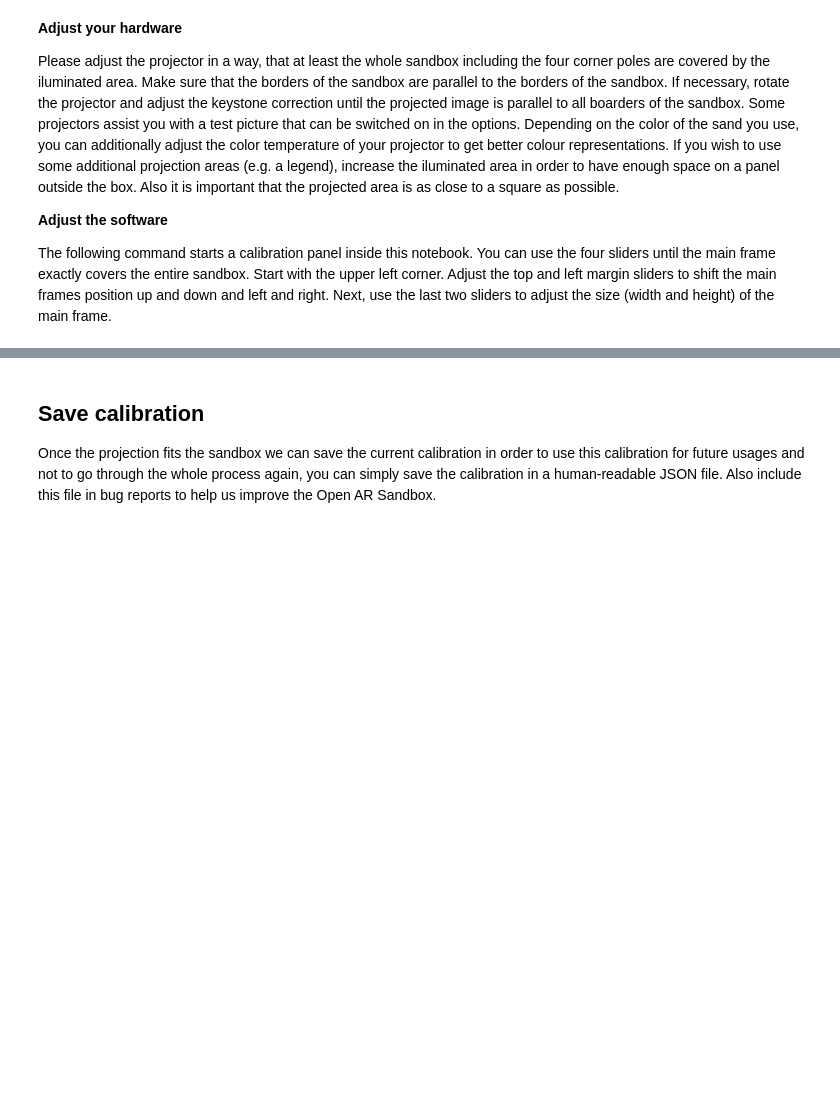
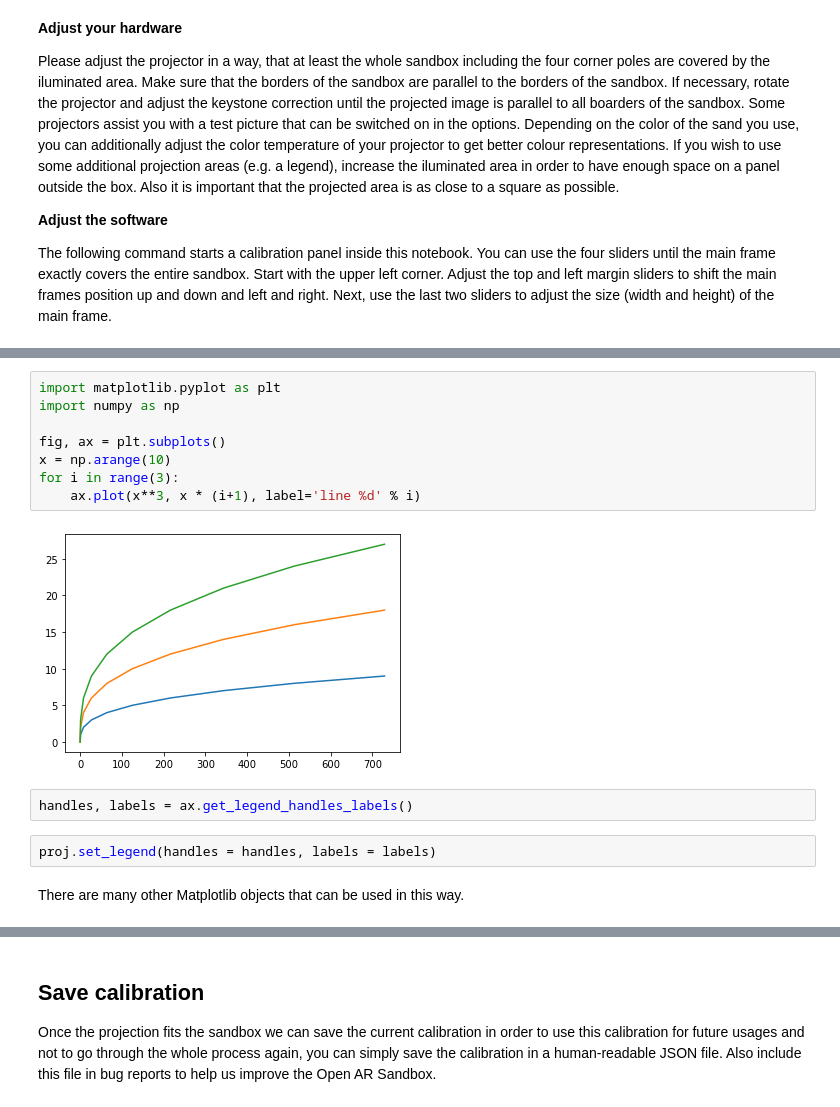
Before and after one commit to cgre-aachen/open_AR_Sandbox, a Jupyter notebook: notebooks/tutorials/00_Calibration/1_calib_projector.ipynb, the cells around one changed output, grey strips where cells are left out. Drawn from its saved outputs; the diff is of its cells as text; blank space fills up the shorter version.

Commit message:
Legend and calibration widgets
Add aruco markers to the legend

```diff
--- a/notebooks/tutorials/00_Calibration/1_calib_projector.ipynb
+++ b/notebooks/tutorials/00_Calibration/1_calib_projector.ipynb
@@ -51,0 +91,16 @@ widget
+# %%
+import matplotlib.pyplot as plt
+import numpy as np
+
+fig, ax = plt.subplots()
+x = np.arange(10)
+for i in range(3):
+    ax.plot(x**3, x * (i+1), label='line %d' % i)
+# %% [output]
+[figure, added]
+# %%
+handles, labels = ax.get_legend_handles_labels()
+# %%
+proj.set_legend(handles = handles, labels = labels)
+# %% [markdown]
+There are many other Matplotlib objects that can be used in this way.
```
Also changed, not shown: parts of 17 cells of this notebook, 4 other files.
